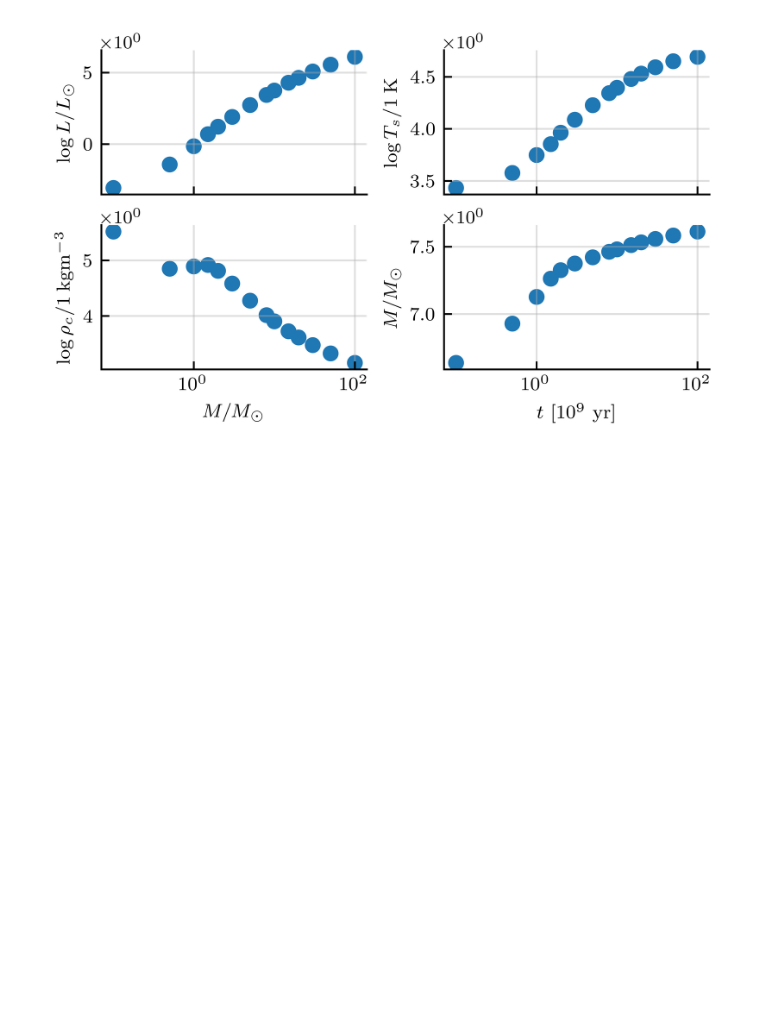
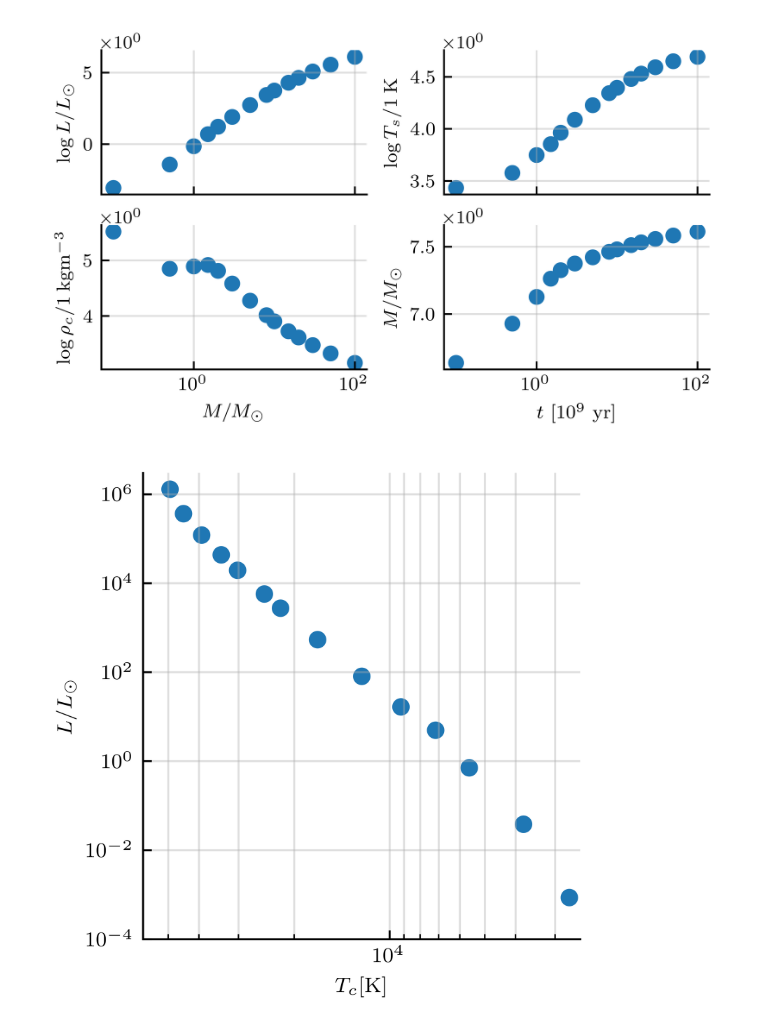
Before and after one commit to JeppJeppsson/Stellar_project, a Jupyter notebook: 3.2.ipynb, the cells around one changed output. Drawn from its saved outputs; the diff is of its cells as text; code cells hidden in the pictures; blank space fills up the shorter version.

Commit message:
HR diagram skeleton made

```diff
--- a/3.2.ipynb
+++ b/3.2.ipynb
@@ -75,3 +75,21 @@ for ax in axs.flat:
     ax.grid(which='both', alpha=0.4, visible=True)
 # %% [output]
 [figure]
+# %%
+# Plotting HR diagram
+fig,ax = plt.subplots(figsize=(3,3))
+ax.scatter(10**df['LogTs'],10**df['LogL'])
+
+ax.set_yscale('log')
+ax.set_xscale('log')
+ax.set_ylim([1e-4,3e6])
+ax.set_xlim([2500,6e4])
+
+ax.xaxis.set_inverted(True)
+
+ax.set_xlabel(r'$T_c [\mathrm{K}]$')
+ax.set_ylabel(r'$L / L_\odot$')
+
+ax.grid(which='both', alpha=0.4, visible=True)
+# %% [output]
+[figure, added]
```
Also changed, not shown: parts of 1 cell of this notebook.
